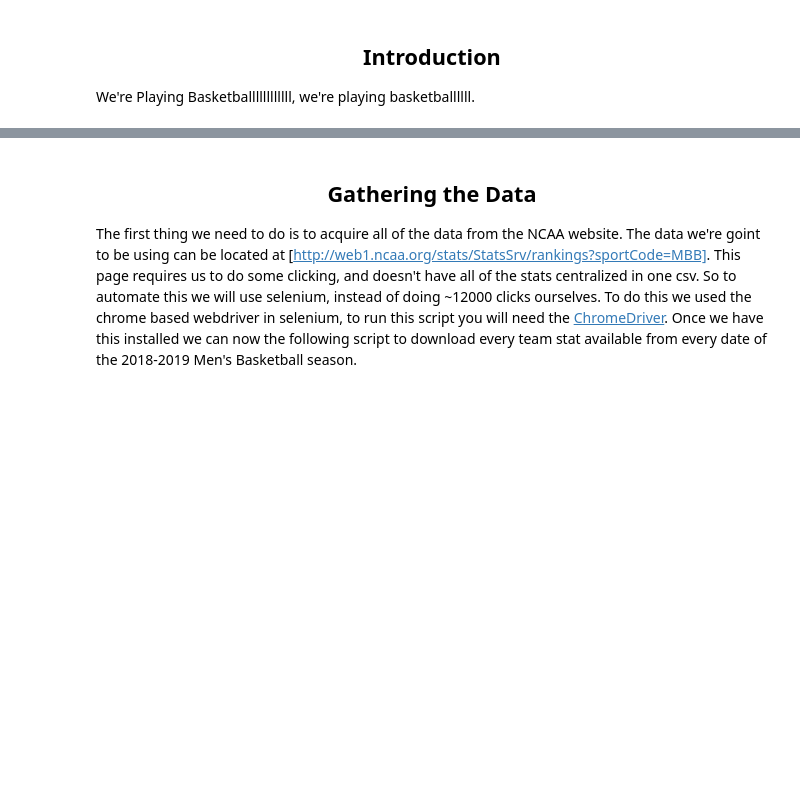
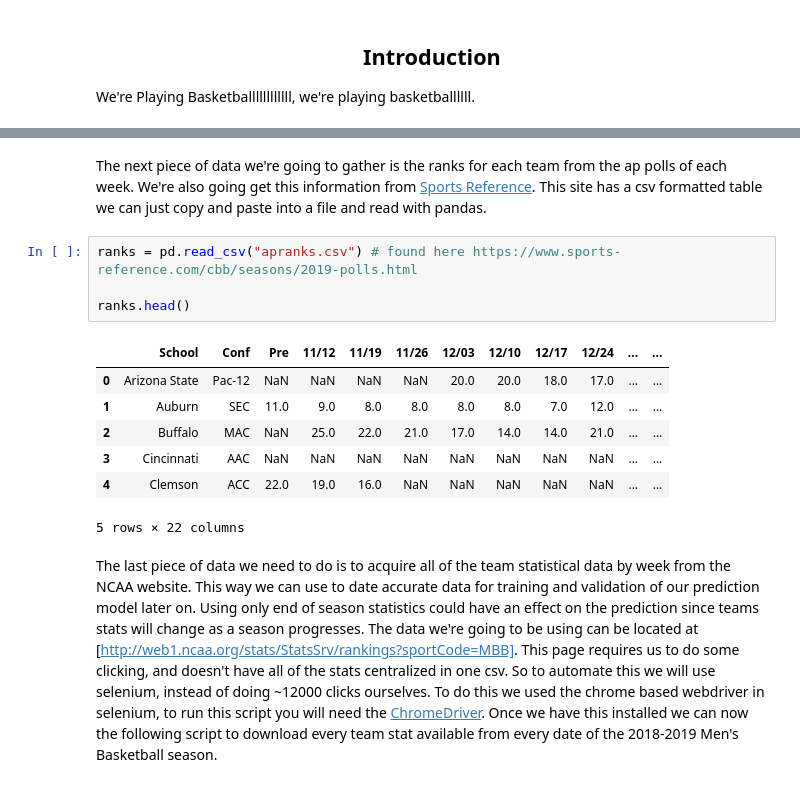
Before and after one commit to cnalty/final320project, a Jupyter notebook: main.ipynb, the cells around one changed output, grey strips where cells are left out. Cells and saved outputs as stored; diff of their text form; blank space fills up the shorter version.

```diff
--- a/main.ipynb
+++ b/main.ipynb
@@ -8,6 +65,26 @@ We're Playing Basketballllllllllll, we're playing basketballllll.
+# %% [markdown]
+The next piece of data we're going to gather is the ranks for each team from the ap polls of each week. We're also going
+get this information from [Sports Reference](https://www.sports-reference.com/cbb/seasons/2019-polls.html). This site
+has a csv formatted table we can just copy and paste into a file and read with pandas.
+# %%
+ranks = pd.read_csv("apranks.csv") # found here https://www.sports-reference.com/cbb/seasons/2019-polls.html
+
+ranks.head()
+# %% [output]
+|  | School | Conf | Pre | 11/12 | 11/19 | 11/26 | 12/03 | 12/10 | 12/17 | 12/24 | ... | ... |
+| 0 | Arizona State | Pac-12 | NaN | NaN | NaN | NaN | 20.0 | 20.0 | 18.0 | 17.0 | ... | ... |
+| 1 | Auburn | SEC | 11.0 | 9.0 | 8.0 | 8.0 | 8.0 | 8.0 | 7.0 | 12.0 | ... | ... |
+| 2 | Buffalo | MAC | NaN | 25.0 | 22.0 | 21.0 | 17.0 | 14.0 | 14.0 | 21.0 | ... | ... |
+| 3 | Cincinnati | AAC | NaN | NaN | NaN | NaN | NaN | NaN | NaN | NaN | ... | ... |
+| 4 | Clemson | ACC | 22.0 | 19.0 | 16.0 | NaN | NaN | NaN | NaN | NaN | ... | ... |
+5 rows × 22 columns
 # %% [markdown]
-## <center> Gathering the Data </center>
-
-The first thing we need to do is to acquire all of the data from the NCAA website. The data we're goint to be using can be located at [http://web1.ncaa.org/stats/StatsSrv/rankings?sportCode=MBB]. This page requires us to do some clicking, and doesn't have all of the stats centralized in one csv. So to automate this we will use selenium, instead of doing ~12000 clicks ourselves. To do this we used the chrome based webdriver in selenium, to run this script you will need the [ChromeDriver](https://chromedriver.chromium.org/downloads). Once we have this installed we can now the following script to download every team stat available from every date of the 2018-2019 Men's Basketball season.
+The last piece of data we need to do is to acquire all of the team statistical data by week from the NCAA website. This way
+we can use to date accurate data for training and validation of our prediction model later on. Using only end of season statistics
+could have an effect on the prediction since teams stats will change as a season progresses. The data we're going to be using can be located at [http://web1.ncaa.org/stats/StatsSrv/rankings?sportCode=MBB]. This page requires us to do some clicking,
+and doesn't have all of the stats centralized in one csv. So to automate this we will use selenium, instead of doing ~12000
+clicks ourselves. To do this we used the chrome based webdriver in selenium, to run this script you will need the
+[ChromeDriver](https://chromedriver.chromium.org/downloads). Once we have this installed we can now the following script
+to download every team stat available from every date of the 2018-2019 Men's Basketball season.
 # %%
 from selenium import webdriver
```
Also changed, not shown: parts of 25 cells of this notebook.
